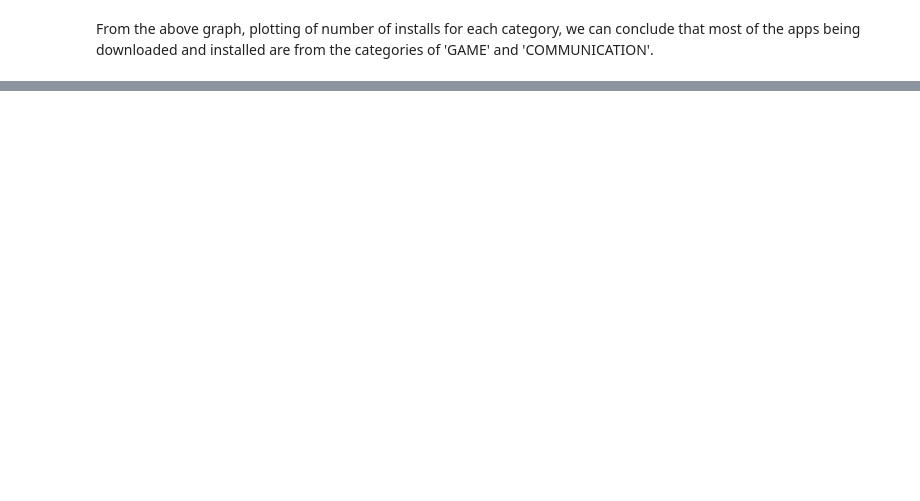
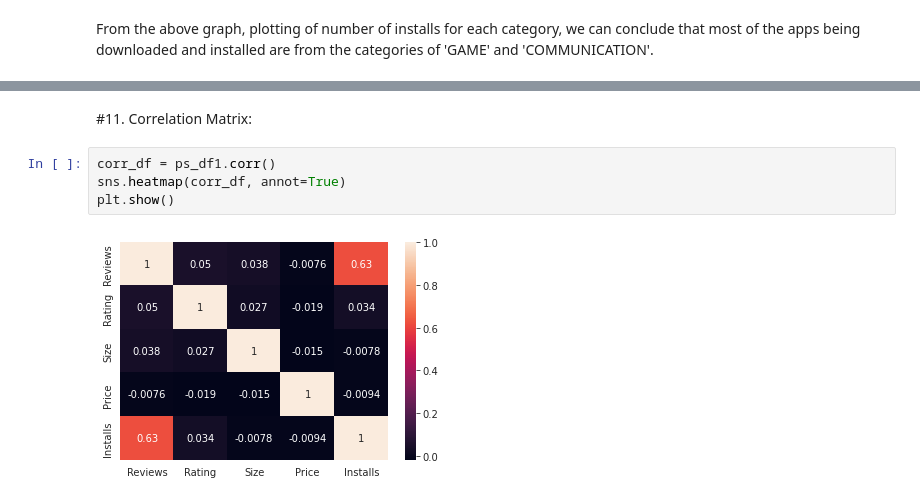
Before and after one commit to AZEEMAKHLAQ/Play-Store-App-Review-Data-Analysis-, a Jupyter notebook: Mohd_Azeem_Ansari_Play_Store_App_Review_Analysis_Capstone_Project.ipynb, the cells around one changed output, grey strips where cells are left out. Saved outputs shown, nothing was run; the diff lists cells and outputs as text; blank space fills up the shorter version.

```diff
--- a/Mohd_Azeem_Ansari_Play_Store_App_Review_Analysis_Capstone_Project.ipynb
+++ b/Mohd_Azeem_Ansari_Play_Store_App_Review_Analysis_Capstone_Project.ipynb
@@ -529,0 +561,8 @@ From the above graph, plotting of number of installs for each category, we can c
+# %% [markdown]
+#11. Correlation Matrix:
+# %%
+corr_df = ps_df1.corr()
+sns.heatmap(corr_df, annot=True)
+plt.show()
+# %% [output]
+[figure, added]
```
Also changed, not shown: parts of 18 cells of this notebook.
